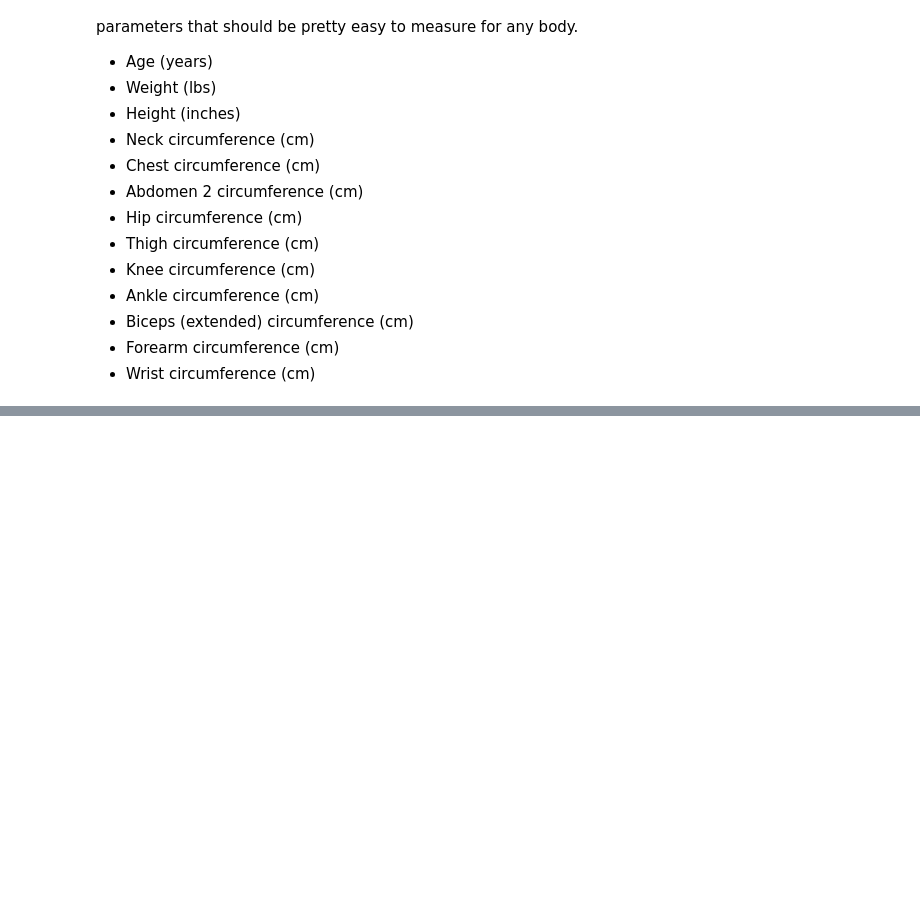
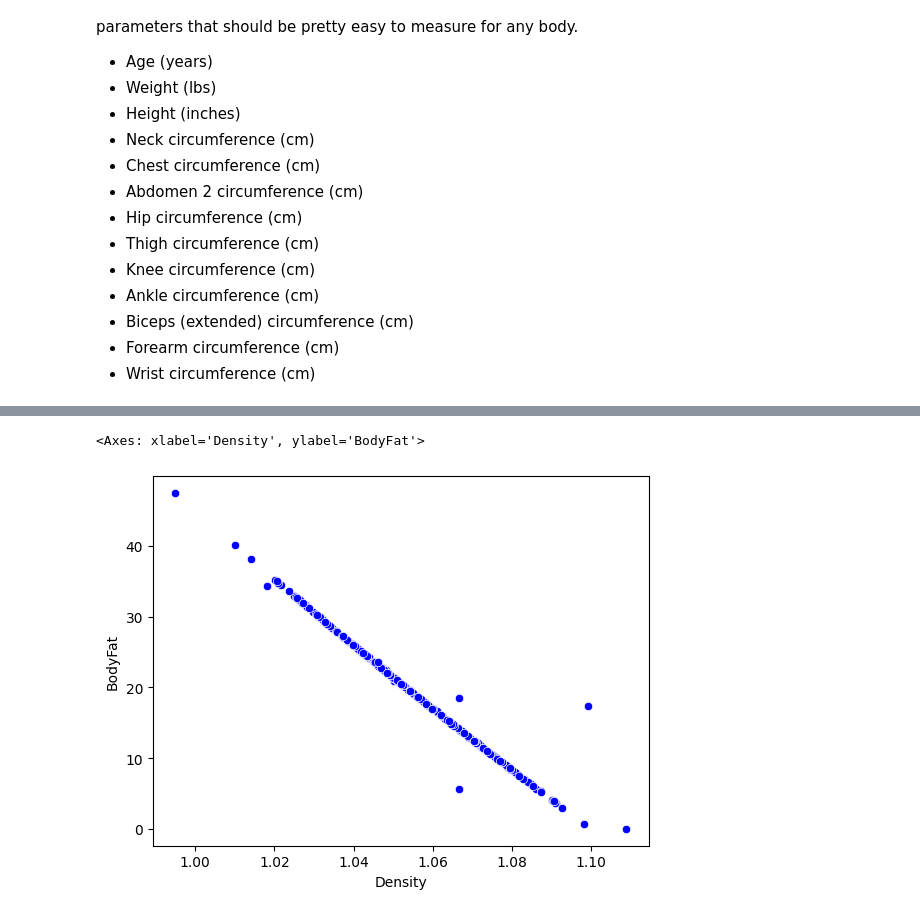
Before and after one commit to SamyBahi/bodyfat-estimation, a Jupyter notebook: bodyfat-predictor.ipynb, the cells around one changed output, grey strips where cells are left out. Drawn from its saved outputs; the diff is of its cells as text; code cells hidden in the pictures; blank space fills up the shorter version.

```diff
--- a/bodyfat-predictor.ipynb
+++ b/bodyfat-predictor.ipynb
@@ -361,0 +51,3 @@ Although it is a bit more sparse than with the abdomen circumference, there is a
+# %%
+df = pd.read_csv('data/bodyfat.csv')
+df
@@ -361,0 +78,5 @@ Although it is a bit more sparse than with the abdomen circumference, there is a
+# %%
+sns.scatterplot(x=df['Density'], y=df['BodyFat'], color='blue', markers='o')
+# %% [output]
+<Axes: xlabel='Density', ylabel='BodyFat'>
+[figure, added]
```
Also changed, not shown: parts of 106 cells of this notebook, 1 other file.
